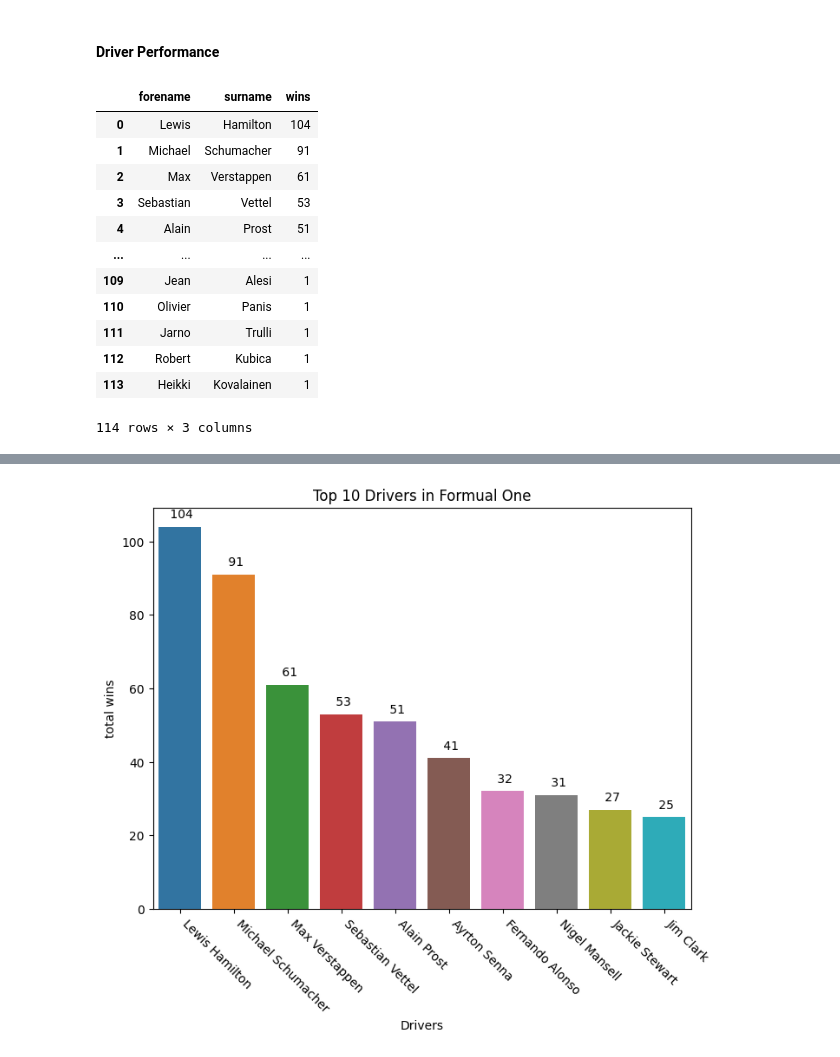
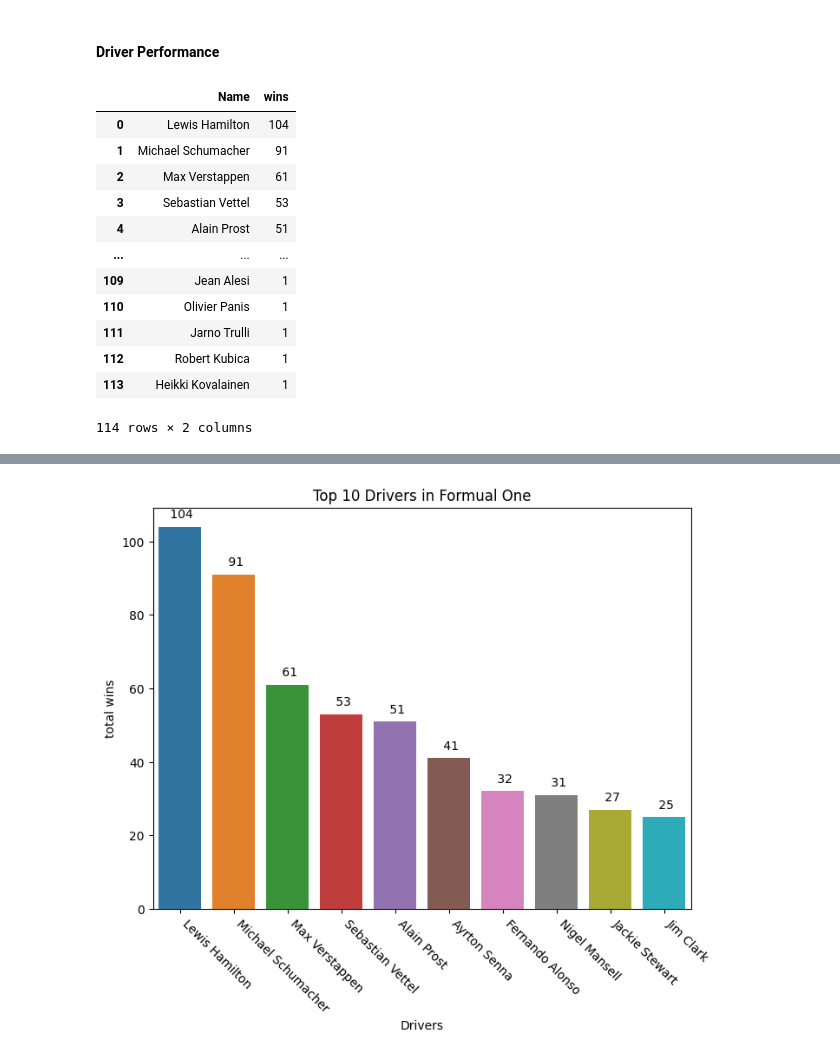
Before and after one commit to sagarverma29/F1-World-Championship-Analysis, a Jupyter notebook: Formula 1 EDA.ipynb, the cells around one changed output, grey strips where cells are left out. Cells and saved outputs as stored; diff of their text form; code cells hidden in the pictures.

```diff
--- a/Formula 1 EDA.ipynb
+++ b/Formula 1 EDA.ipynb
@@ -61,0 +40,7 @@ status = pd.read_csv(r'status.csv')
+# %%
+drivers['Name'] = drivers['forename'] +" "+ drivers['surname']
+# %%
+drivers.drop(columns= ['forename', 'surname'], axis=1, inplace= True)
+# %%
+results = results[results['fastestLapTime'].notnull()]
+results['fastestLapTime'] = results['fastestLapTime'].fillna(0)
@@ -62,3 +79,39 @@ status = pd.read_csv(r'status.csv')
+# %%
+def time_to_milliseconds(time_str):
+    # Handle invalid or missing values
+    if time_str == '\\N' or not time_str:
+        return None  # or return 0 depending on how you want to handle missing data
+
+    # Split the time string by ':'
+    time_parts = time_str.split(':')
+
+    # Handle cases where there are 2 parts (minutes and seconds) or 1 part (seconds only)
+    if len(time_parts) == 2:
+        minutes, seconds = time_parts
+        milliseconds = 0
+    elif len(time_parts) == 1:
+        minutes = 0
+        seconds = time_parts[0]
+        milliseconds = 0
+    else:
+        minutes, seconds, milliseconds = time_parts
+
+    # If seconds have a decimal, split seconds into whole and fractional parts
+    if '.' in seconds:
+        seconds, milliseconds = seconds.split('.')
+        milliseconds = milliseconds.ljust(3, '0')  # Ensure milliseconds are 3 digits
+
+    # Convert everything to integer values
+    try:
+        minutes = int(minutes)
+        seconds = int(seconds)
+        milliseconds = int(milliseconds)
+    except ValueError:
+        return None  # In case the value cannot be converted to an integer, return None or handle the error
+
+    # Convert the time to milliseconds
+    return (minutes * 60 * 1000) + (seconds * 1000) + milliseconds
+results['fastestLap_time_ms'] = results['fastestLapTime'].apply(time_to_milliseconds)
 # %%
 display(circuits.head())
 display(constructor_results.head())
@@ -240,26 +293,26 @@ fig.show()
 # %%
 #driver performance
 query = """
-        SELECT drivers.forename, drivers.surname, COUNT(results.position) AS wins
+        SELECT drivers.Name, COUNT(results.position) AS wins
         FROM drivers
         JOIN results ON drivers.driverId = results.driverId
         WHERE results.position = 1
         GROUP BY drivers.driverId
         ORDER BY wins DESC
         """
 driver_performance = pd.read_sql(query, engine)
 driver_performance
 # %% [output]
-|  | forename | surname | wins |
-| 0 | Lewis | Hamilton | 104 |
-| 1 | Michael | Schumacher | 91 |
-| 2 | Max | Verstappen | 61 |
-| 3 | Sebastian | Vettel | 53 |
-| 4 | Alain | Prost | 51 |
-| ... | ... | ... | ... |
-| 109 | Jean | Alesi | 1 |
-| 110 | Olivier | Panis | 1 |
-| 111 | Jarno | Trulli | 1 |
-| 112 | Robert | Kubica | 1 |
-| 113 | Heikki | Kovalainen | 1 |
+|  | Name | wins |
+| 0 | Lewis Hamilton | 104 |
+| 1 | Michael Schumacher | 91 |
+| 2 | Max Verstappen | 61 |
+| 3 | Sebastian Vettel | 53 |
+| 4 | Alain Prost | 51 |
+| ... | ... | ... |
+| 109 | Jean Alesi | 1 |
+| 110 | Olivier Panis | 1 |
+| 111 | Jarno Trulli | 1 |
+| 112 | Robert Kubica | 1 |
+| 113 | Heikki Kovalainen | 1 |
-114 rows × 3 columns
+114 rows × 2 columns
```
Also changed, not shown: parts of 28 cells of this notebook, 15 other files.
